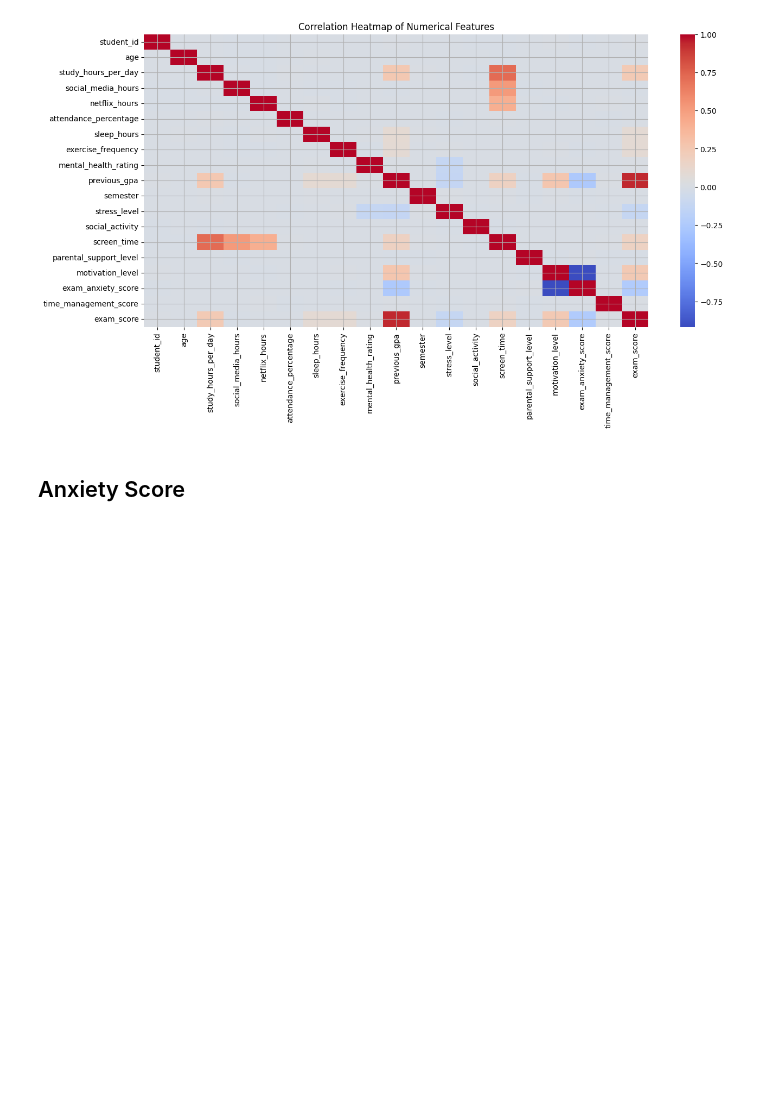
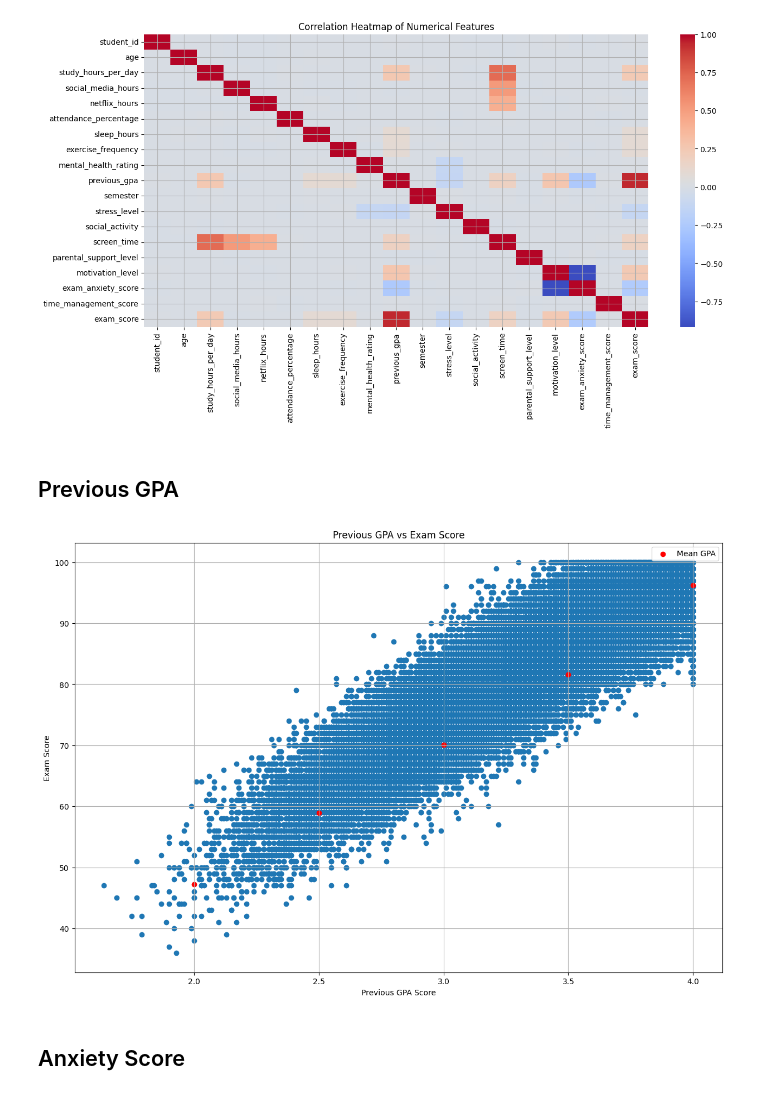
Before and after one commit to 5h33p/student_habits, a Jupyter notebook: Development.ipynb, the cells around one changed output. Drawn from its saved outputs; the diff is of its cells as text; code cells hidden in the pictures; blank space fills up the shorter version.

```diff
--- a/Development.ipynb
+++ b/Development.ipynb
@@ -79,6 +77,30 @@ plt.title('Correlation Heatmap of Numerical Features')
 plt.show()
 # %% [output]
 [figure]
+# %% [markdown]
+## Previous GPA
+# %%
+x_previous_gpa = [0.5 * i for i in range(9)]
+y_previous_gpa = []
+
+for x in x_previous_gpa:
+  y_previous_gpa.append(data[(data.previous_gpa <= x) & (data.previous_gpa > x-0.5)].exam_score.mean())
+
+
+plt.figure(figsize=(15, 10))
+plt.scatter(data.previous_gpa, data.exam_score)
+plt.title("Previous GPA vs Exam Score")
+
+score_gpa = data.groupby(by='previous_gpa').previous_gpa.mean().copy()
+
+plt.scatter(x_previous_gpa, y_previous_gpa, marker='o', color='r', label='Mean GPA')
+plt.grid(True)
+plt.legend()
+plt.xlabel("Previous GPA")
+plt.ylabel("Exam Score")
+plt.show()
+# %% [output]
+[figure, added]
 # %% [markdown]
 ## Anxiety Score
 # %%
```
Also changed, not shown: parts of 23 cells of this notebook.
